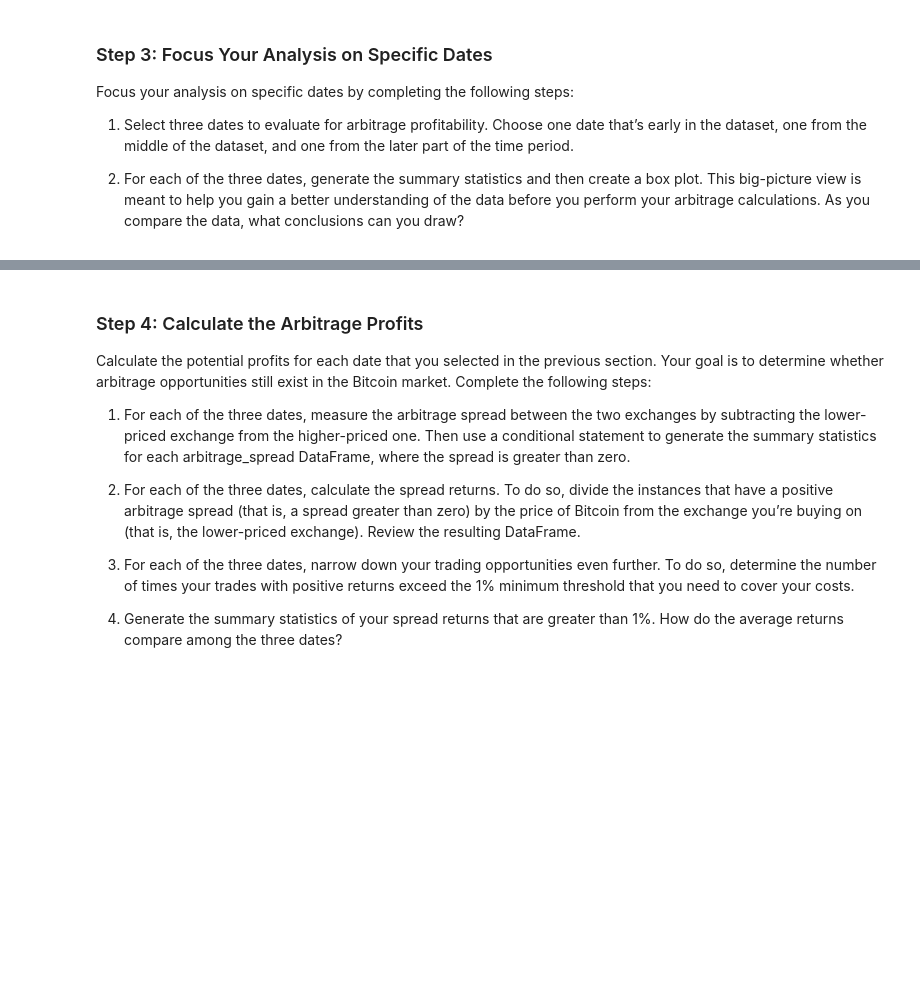
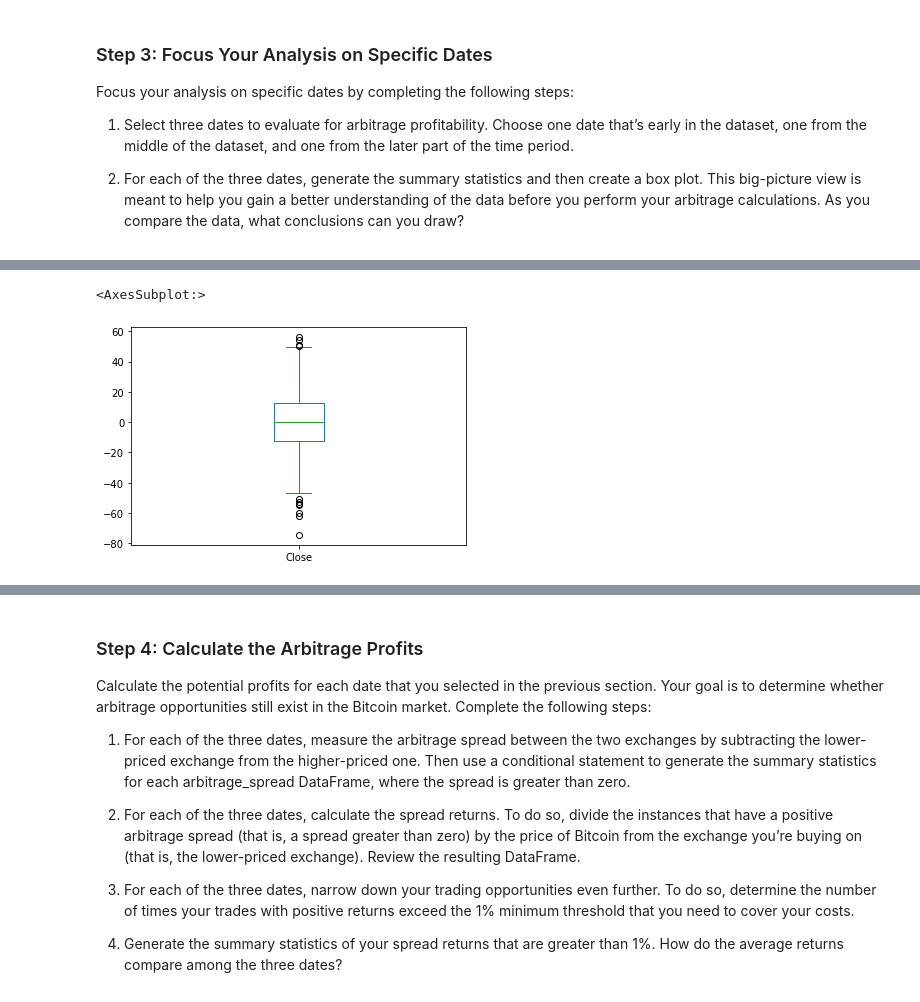
Before and after one commit to Knyazhna/Crypto_Arbitrage, a Jupyter notebook: crypto_arbitrage.ipynb, the cells around one changed output, grey strips where cells are left out. Saved outputs shown, nothing was run; the diff lists cells and outputs as text; code cells hidden in the pictures; blank space fills up the shorter version.

```diff
--- a/crypto_arbitrage.ipynb
+++ b/crypto_arbitrage.ipynb
@@ -395,7 +416,7 @@ arbitrage_spread_early = # YOUR CODE HERE
 # %%
 # Using the date in the middle that you have selected, calculate the arbitrage spread
 # by subtracting the bitstamp lower closing prices from the coinbase higher closing prices
-arbitrage_spread_middle = # YOUR CODE HERE
+arbitrage_spread_middle = bitstamp_sliced.loc["2018-02-10"] - coinbase_sliced.loc["2018-02-10"]
 
 # Generate summary statistics
-# YOUR CODE HERE
+arbitrage_spread_middle.describe()
@@ -402,6 +433,9 @@ arbitrage_spread_middle = # YOUR CODE HERE
 # %%
 # Visualize the arbitrage spread from the middle of the dataset in a box plot
-# YOUR CODE HERE
+arbitrage_spread_middle.plot(kind="box")
+# %% [output]
+<AxesSubplot:>
+[figure, added]
 # %%
 # Create an overlay plot that visualizes the two dataframes over a period of one day from late in the dataset.
 # Be sure that the plots include the parameters `legend`, `figsize`, `title`, `color` and `label`
```
Also changed, not shown: parts of 9 cells of this notebook.
